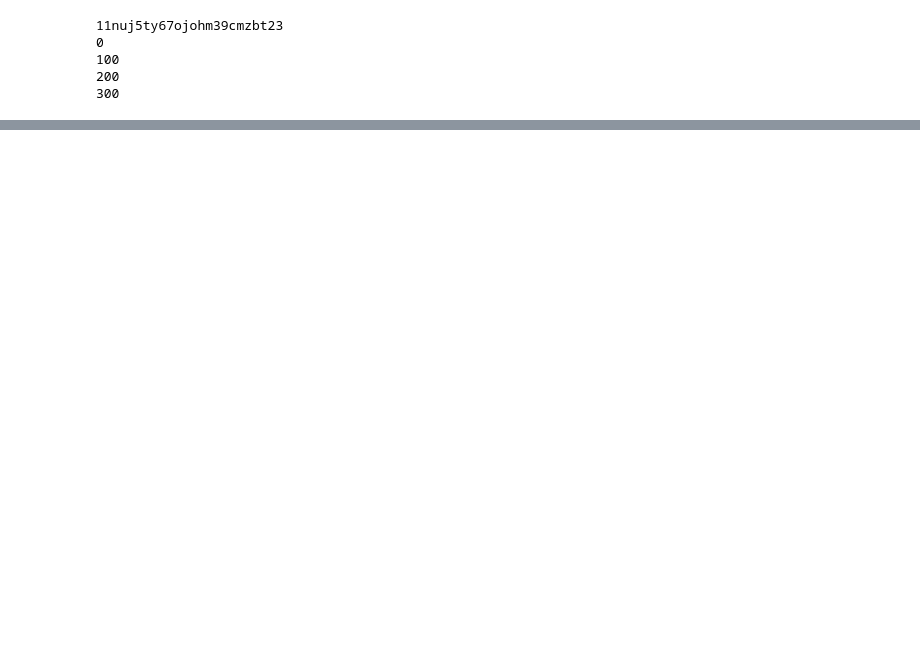
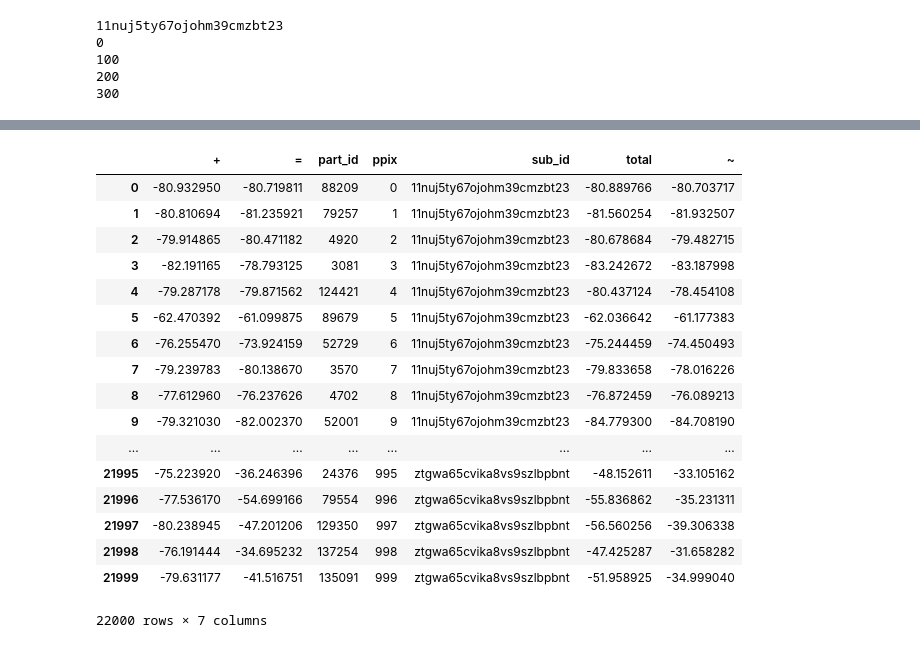
Before and after one commit to NIMH-MLT/SUPREME, a Jupyter notebook: Analysis/Flanker/dev_post_preds.ipynb, the cells around one changed output, grey strips where cells are left out. Drawn from its saved outputs; the diff is of its cells as text; code cells hidden in the pictures; blank space fills up the shorter version.

```diff
--- a/Analysis/Flanker/dev_post_preds.ipynb
+++ b/Analysis/Flanker/dev_post_preds.ipynb
@@ -126,7 +126,7 @@ for subid in sub_ids:
         mod_params['bins'] = dbin[c]['bins']
         mod_params['bin_ind'] = dbin[c]['bin_ind']
         out_time, x_ind, x_out, conf = lca.simulate(**mod_params)
-        x_correct = ~((x_ind == 0).astype(bool))
+        x_correct = ~((x_ind == 1).astype(bool))
         out_times[c] = out_time
         out_times['total'].extend(list(out_time))
         corrects[c] = x_correct
@@ -157,7 +157,7 @@ for subid in sub_ids:
             mod_params['bins'] = dbin[c]['bins']
             mod_params['bin_ind'] = dbin[c]['bin_ind']
             out_time, x_ind, x_out, conf = lca.simulate(**mod_params)
-            x_correct = ~((x_ind == 0).astype(bool))
+            x_correct = ~((x_ind == 1).astype(bool))
             out_times[c] = out_time
             out_times['total'].extend(list(out_time))
             corrects[c] = x_correct
@@ -198,31 +173,0 @@ map_scores
-# %%
-ppres = []
-for ppix in range(p_post_points):
-    particles = res['particles'][burnin:]
-    n_chains = particles.shape[1]
-    n_draws = particles.shape[0]
-    part_id = np.random.choice(range(n_chains * n_draws))
-    params = {p:particles[:, :, i].ravel()[part_id] for i,p in enumerate(res['param_names'])}
-
-    mod_params = def_params.copy()
-    mod_params.update(params)
-    mod_params['x_init'] = np.ones(len(dbin), dtype=np.float32)*(mod_params['thresh']*float(1/3.))
-
-    out_times = {'total':[]}
-    corrects = {'total': []}
-    sim_scores = {'ppix':ppix, 'part_id':part_id, 'sub_id':sub_id}
-    for c in conditions:
-        lca = SpotLCA(nitems=2, nbins=dbin[c]['nbins'],
-                      nsims=nsims, log_shift=log_shift, nreps=1)
-        mod_params['bins'] = dbin[c]['bins']
-        mod_params['bin_ind'] = dbin[c]['bin_ind']
-        out_time, x_ind, x_out, conf = lca.simulate(**mod_params)
-        x_correct = ~(x_ind.astype(bool))
-        out_times[c] = out_time
-        out_times['total'].extend(list(out_time))
-        corrects[c] = x_correct
-        corrects['total'].extend(list(x_correct))
-        sim_scores[c] = flkr_score(x_correct, out_time)
-    sim_scores['total'] = flkr_score(np.array(corrects['total']), np.array(out_times['total']))
-    ppres.append(sim_scores)
-ppres = pd.DataFrame(ppres)
@@ -231,2 +174,2 @@ KeyboardInterrupt:
 # %%
-ppres = pd.DataFrame(ppres)
+ppresdf = pd.DataFrame(ppres)
@@ -248,0 +224,21 @@ ppres = pd.DataFrame(ppres)
+# %%
+ppresdf
+# %% [output]
+|  | + | = | part_id | ppix | sub_id | total | ~ |
+| 0 | -80.932950 | -80.719811 | 88209 | 0 | 11nuj5ty67ojohm39cmzbt23 | -80.889766 | -80.703717 |
+| 1 | -80.810694 | -81.235921 | 79257 | 1 | 11nuj5ty67ojohm39cmzbt23 | -81.560254 | -81.932507 |
+| 2 | -79.914865 | -80.471182 | 4920 | 2 | 11nuj5ty67ojohm39cmzbt23 | -80.678684 | -79.482715 |
+| 3 | -82.191165 | -78.793125 | 3081 | 3 | 11nuj5ty67ojohm39cmzbt23 | -83.242672 | -83.187998 |
+| 4 | -79.287178 | -79.871562 | 124421 | 4 | 11nuj5ty67ojohm39cmzbt23 | -80.437124 | -78.454108 |
+| 5 | -62.470392 | -61.099875 | 89679 | 5 | 11nuj5ty67ojohm39cmzbt23 | -62.036642 | -61.177383 |
+| 6 | -76.255470 | -73.924159 | 52729 | 6 | 11nuj5ty67ojohm39cmzbt23 | -75.244459 | -74.450493 |
+| 7 | -79.239783 | -80.138670 | 3570 | 7 | 11nuj5ty67ojohm39cmzbt23 | -79.833658 | -78.016226 |
+| 8 | -77.612960 | -76.237626 | 4702 | 8 | 11nuj5ty67ojohm39cmzbt23 | -76.872459 | -76.089213 |
+| 9 | -79.321030 | -82.002370 | 52001 | 9 | 11nuj5ty67ojohm39cmzbt23 | -84.779300 | -84.708190 |
+| ... | ... | ... | ... | ... | ... | ... | ... |
+| 21995 | -75.223920 | -36.246396 | 24376 | 995 | ztgwa65cvika8vs9szlbpbnt | -48.152611 | -33.105162 |
+| 21996 | -77.536170 | -54.699166 | 79554 | 996 | ztgwa65cvika8vs9szlbpbnt | -55.836862 | -35.231311 |
+| 21997 | -80.238945 | -47.201206 | 129350 | 997 | ztgwa65cvika8vs9szlbpbnt | -56.560256 | -39.306338 |
+| 21998 | -76.191444 | -34.695232 | 137254 | 998 | ztgwa65cvika8vs9szlbpbnt | -47.425287 | -31.658282 |
+| 21999 | -79.631177 | -41.516751 | 135091 | 999 | ztgwa65cvika8vs9szlbpbnt | -51.958925 | -34.999040 |
+22000 rows × 7 columns
```
Also changed, not shown: parts of 11 cells of this notebook.
